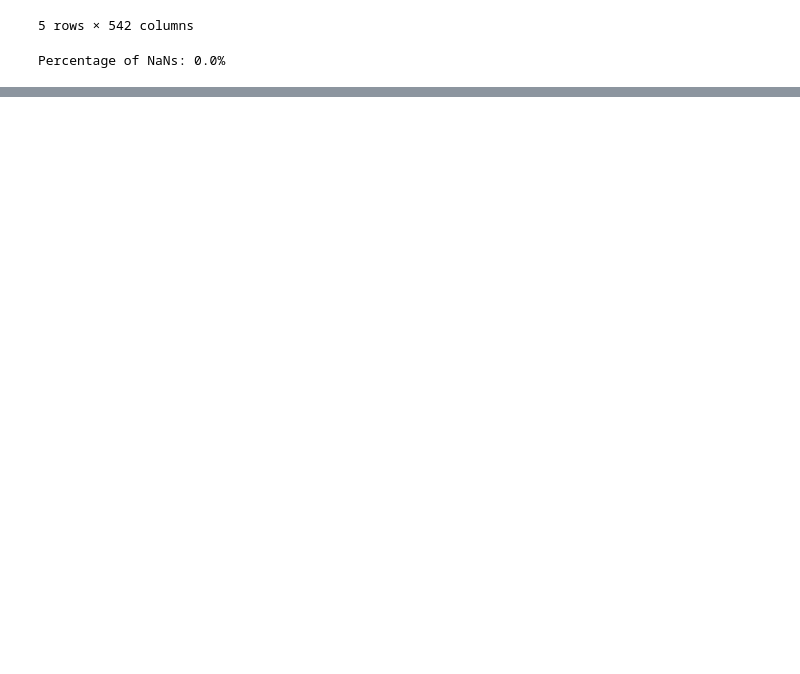
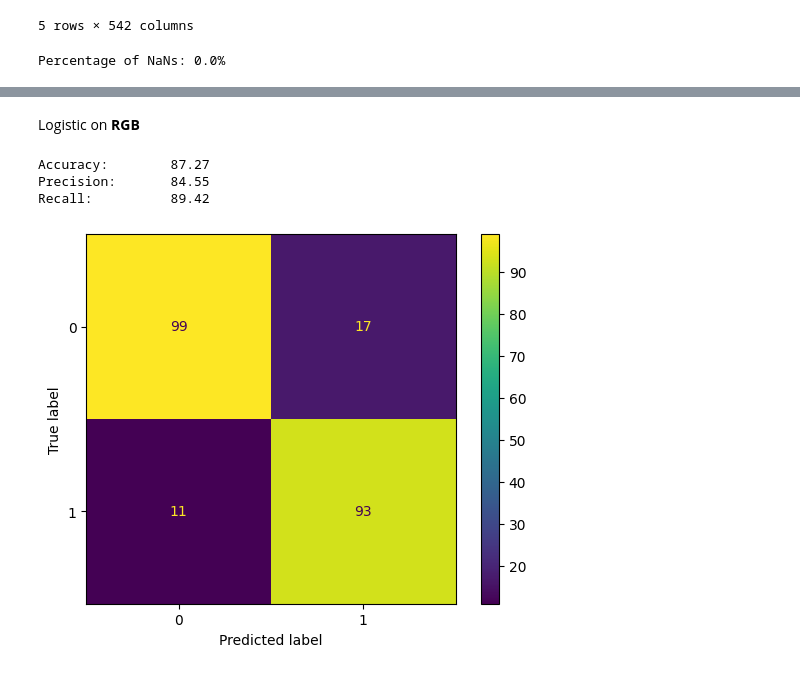
Before and after one commit to jonasbarth/fds-2022-final-project, a Jupyter notebook: hoc.ipynb, the cells around one changed output, grey strips where cells are left out. Drawn from its saved outputs; the diff is of its cells as text; code cells hidden in the pictures; blank space fills up the shorter version.

```diff
--- a/hoc.ipynb
+++ b/hoc.ipynb
@@ -247,0 +293,12 @@ NotFittedError: This SimpleImputer instance is not fitted yet. Call 'fit' with a
+# %% [markdown]
+Logistic on **RGB**
+# %%
+logistic.fit(train_hist.loc[:,feature_names[:3]], train_label)
+y_hat = logistic.predict(test_hist.loc[:,feature_names[:3]])
+
+metrics(y_hat, test_label)
+# %% [output]
+Accuracy:        87.27
+Precision:       84.55
+Recall:          89.42
+[figure, added]
```
Also changed, not shown: parts of 12 cells of this notebook.
